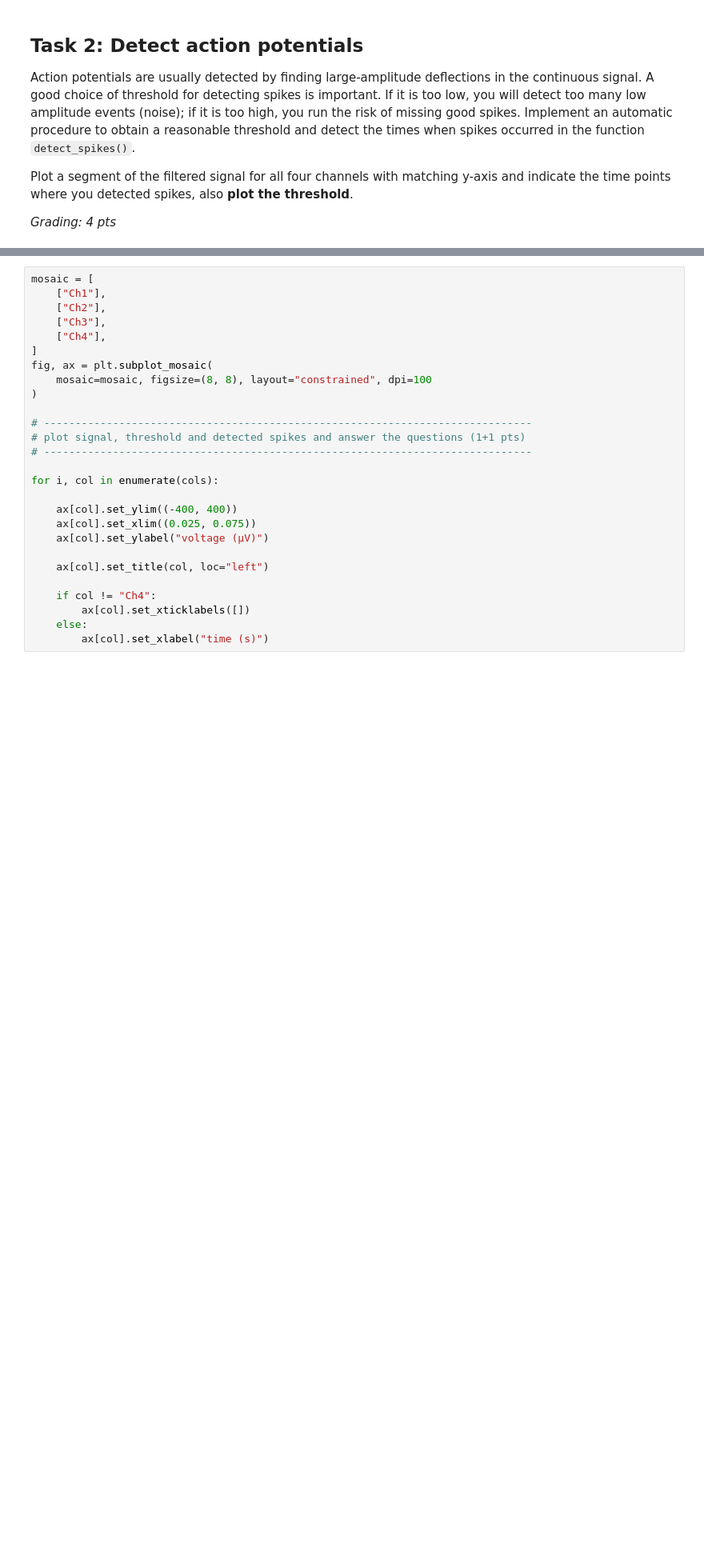
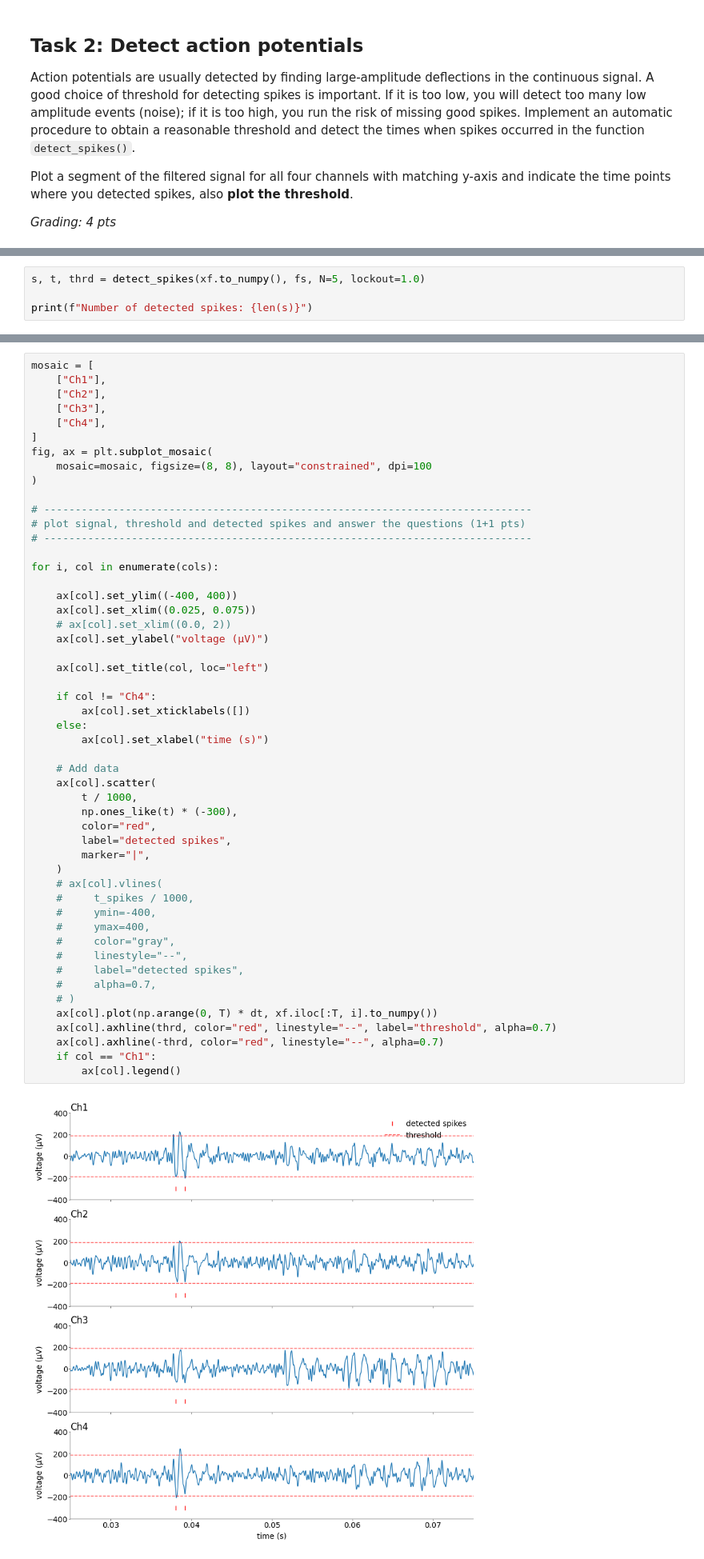
Before and after one commit to ZhidongZhang96/Course_NeuralDataScience_SS26, a Jupyter notebook: notebooks/CodingLab1.ipynb, the cells around one changed output, grey strips where cells are left out. Shown at 80% size. Drawn from its saved outputs; the diff is of its cells as text; blank space fills up the shorter version.

```diff
--- a/notebooks/CodingLab1.ipynb
+++ b/notebooks/CodingLab1.ipynb
@@ -258,0 +397,4 @@ def detect_spikes(
+# %%
+s, t, thrd = detect_spikes(xf.to_numpy(), fs, N=5, lockout=1.0)
+
+print(f"Number of detected spikes: {len(s)}")
@@ -259,30 +405,56 @@ def detect_spikes(
 # %%
 mosaic = [
     ["Ch1"],
     ["Ch2"],
     ["Ch3"],
     ["Ch4"],
 ]
 fig, ax = plt.subplot_mosaic(
     mosaic=mosaic, figsize=(8, 8), layout="constrained", dpi=100
 )
 
 # ------------------------------------------------------------------------------
 # plot signal, threshold and detected spikes and answer the questions (1+1 pts)
 # ------------------------------------------------------------------------------
 
 for i, col in enumerate(cols):
 
     ax[col].set_ylim((-400, 400))
     ax[col].set_xlim((0.025, 0.075))
+    # ax[col].set_xlim((0.0, 2))
     ax[col].set_ylabel("voltage (μV)")
 
     ax[col].set_title(col, loc="left")
 
     if col != "Ch4":
         ax[col].set_xticklabels([])
     else:
         ax[col].set_xlabel("time (s)")
+
+    # Add data
+    ax[col].scatter(
+        t / 1000,
+        np.ones_like(t) * (-300),
+        color="red",
+        label="detected spikes",
+        marker="|",
+    )
+    # ax[col].vlines(
+    #     t_spikes / 1000,
+    #     ymin=-400,
+    #     ymax=400,
+    #     color="gray",
+    #     linestyle="--",
+    #     label="detected spikes",
+    #     alpha=0.7,
+    # )
+    ax[col].plot(np.arange(0, T) * dt, xf.iloc[:T, i].to_numpy())
+    ax[col].axhline(thrd, color="red", linestyle="--", label="threshold", alpha=0.7)
+    ax[col].axhline(-thrd, color="red", linestyle="--", alpha=0.7)
+    if col == "Ch1":
+        ax[col].legend()
+# %% [output]
+[figure, added]
 # %% [markdown]
 ### Questions
 
```
Also changed, not shown: parts of 22 cells of this notebook, 2 other files.
